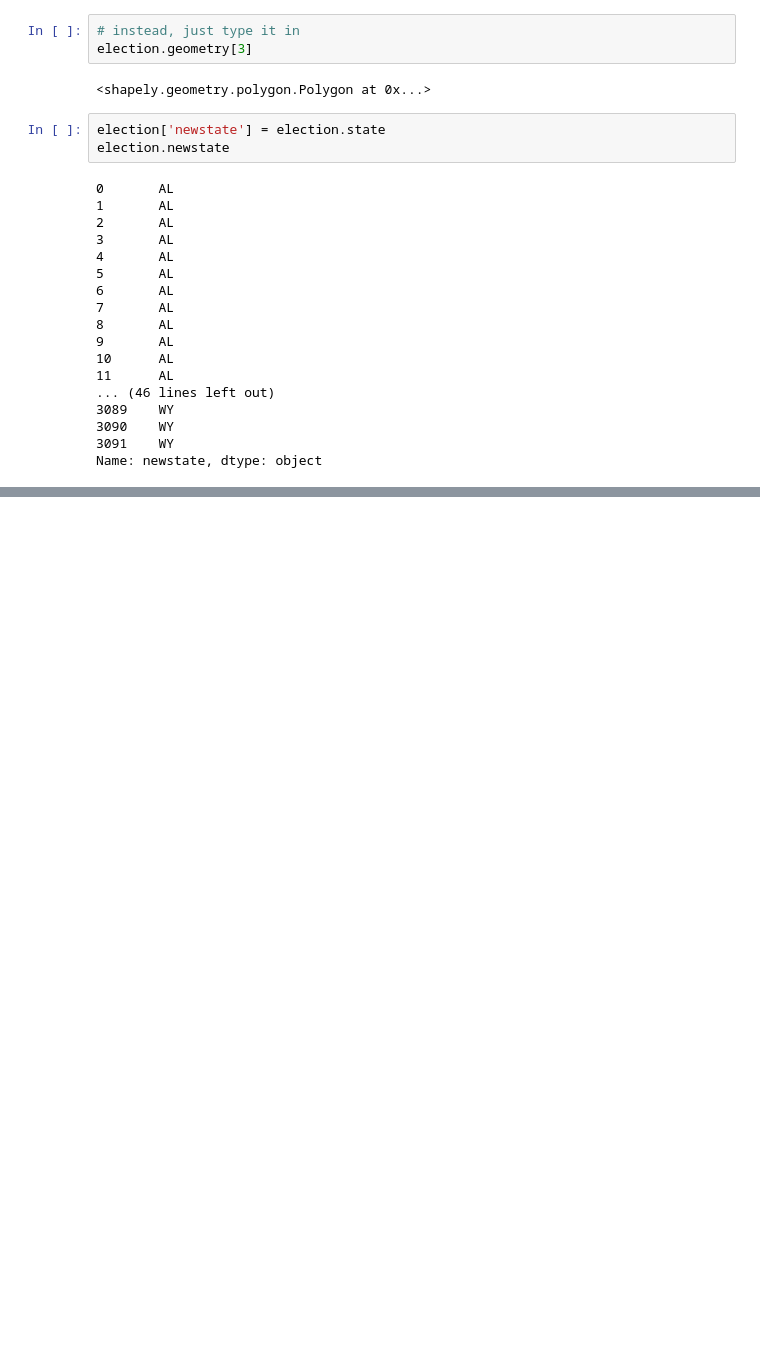
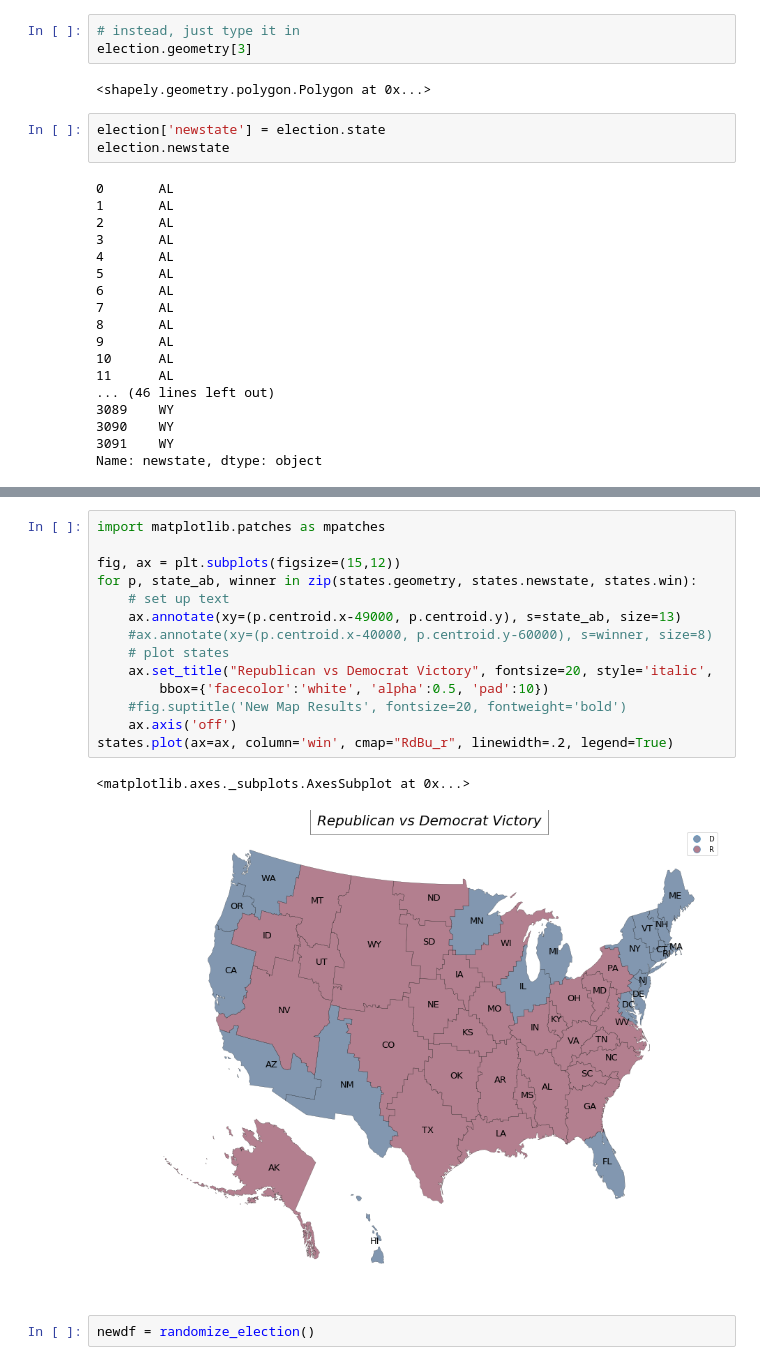
Before and after one commit to jwilber/Randomized_Election, a Jupyter notebook: code/Initial_Exploration.ipynb, the cells around one changed output, grey strips where cells are left out. Cells and saved outputs as stored; diff of their text form; blank space fills up the shorter version.

```diff
--- a/code/Initial_Exploration.ipynb
+++ b/code/Initial_Exploration.ipynb
@@ -123,0 +491,19 @@ plot_polygons(ax=ax, geoms=election.geometry, linewidth=.01, values=election.gop
+# %%
+import matplotlib.patches as mpatches
+
+fig, ax = plt.subplots(figsize=(15,12))
+for p, state_ab, winner in zip(states.geometry, states.newstate, states.win):
+    # set up text
+    ax.annotate(xy=(p.centroid.x-49000, p.centroid.y), s=state_ab, size=13)
+    #ax.annotate(xy=(p.centroid.x-40000, p.centroid.y-60000), s=winner, size=8)
+    # plot states
+    ax.set_title("Republican vs Democrat Victory", fontsize=20, style='italic',
+        bbox={'facecolor':'white', 'alpha':0.5, 'pad':10})
+    #fig.suptitle('New Map Results', fontsize=20, fontweight='bold')
+    ax.axis('off')
+states.plot(ax=ax, column='win', cmap="RdBu_r", linewidth=.2, legend=True)
+# %% [output]
+<matplotlib.axes._subplots.AxesSubplot at 0x...>
+[figure, added]
+# %%
+newdf = randomize_election()
```
Also changed, not shown: parts of 55 cells of this notebook.
